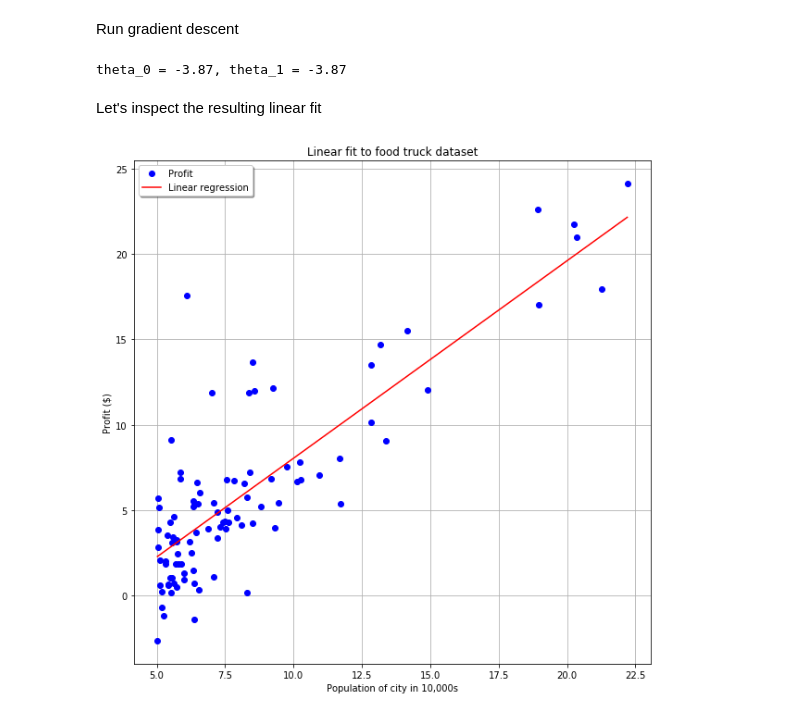
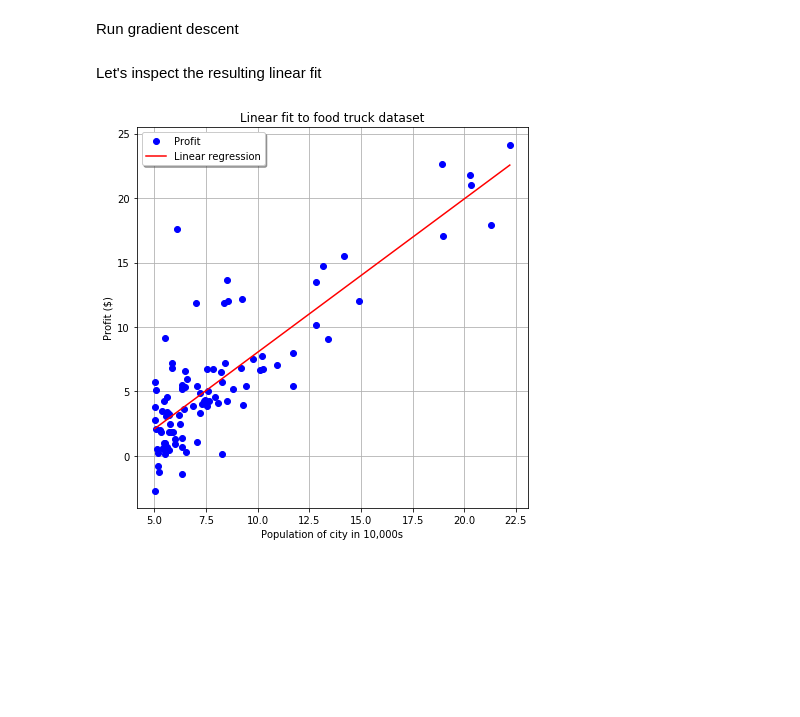
Before and after one commit to martinabeleda/Machine-Learning-Coursera, a Jupyter notebook: machine-learning/Exercise 1 - Linear Regression.ipynb, the cells around one changed output. Cells and saved outputs as stored; diff of their text form; code cells hidden in the pictures; blank space fills up the shorter version.

```diff
--- a/machine-learning/Exercise 1 - Linear Regression.ipynb
+++ b/machine-learning/Exercise 1 - Linear Regression.ipynb
@@ -67,7 +69,7 @@ def computeCost(X, y, theta):
     """ Vectorised form of the least squares cost function """
 
     m = len(y)
-    h = np.dot(X, theta)
+    h = np.dot(X, theta.T)
     diff = np.power(h - y, 2)
     J = np.sum(diff)/(2*m)
 
@@ -76,7 +78,7 @@ def computeCost(X, y, theta):
 Now to prepare the data to be passed into the cost function. First add a column of 1's so that the algorithm can be vectorised
 # %%
 # Insert column of ones to the feature set for theta_0
-data.insert(0, 'theta_0', 1)
+data.insert(0, 'Ones', 1)
 # %% [markdown]
 Our data was originally imported as a dataframe and must be converted to separate matrices $X$ and $y$
 # %%
@@ -100,17 +102,17 @@ $$ \theta_0 := \theta_0 - \alpha\frac{1}{m}\sum_{i=1}^m(h_\theta(x_i)-y_i)\\
 \theta_1 := \theta_1 - \alpha\frac{1}{m}\sum_{i=1}^m((h_\theta(x_i)-y_i)x_i)$$
 # %%
 def gradientDescent(X, y, theta, alpha, n):
-    """ Perform gradient descent to lern theta """
+    """ Perform gradient descent to learn theta """
 
     J_history = []
     m = y.size
 
     for i in range(n):
 
-        theta_0, theta_1 = theta
+        theta_0, theta_1 = theta.T
 
         # Perform simultaneous update
-        inner = (np.dot(X, theta) - y)
+        inner = (np.dot(X, theta.T) - y)
         deriv_0 = inner
         deriv_1 = np.dot(inner, X)
         temp_0 = theta_0 - alpha/m*np.sum(deriv_0)
@@ -132,27 +134,24 @@ iterations = 1500
 alpha = 0.01
 
 # Perform gradient descent
-theta, J_history = gradientDescent(X, y, theta, alpha, iterations);
-print('theta_0 = {0:.2f}, theta_1 = {0:.2f}'.format(theta[0], theta[1]))
+theta, cost = gradientDescent(X, y, theta, alpha, iterations)
-# %% [output]
-theta_0 = -3.87, theta_1 = -3.87
 # %% [markdown]
 Let's inspect the resulting linear fit
 # %%
 # Create linearly spaced vector, add column of ones to allow vectorised computation
 x = np.linspace(X[:,1].min(), X[:,1].max(), 100)
 x1 = np.stack([np.ones(x.size), x], axis=1)
 f = np.dot(x1, theta)
 
 # Show linear fit
-plt.figure(figsize=(10,10))
+plt.figure(figsize=(7,7))
 plt.plot(data['Population'], data['Profit'], 'bo')
 plt.plot(x, f, 'r-', label='Linear regression')
 plt.legend(loc='upper left', shadow=True)
 plt.title('Linear fit to food truck dataset')
 plt.xlabel('Population of city in 10,000s')
 plt.ylabel('Profit ($)')
 plt.grid(True)
 plt.show()
 # %% [output]
-[figure, old version]
+[figure, new version]
```
Also changed, not shown: parts of 25 cells of this notebook, 1 other file.
